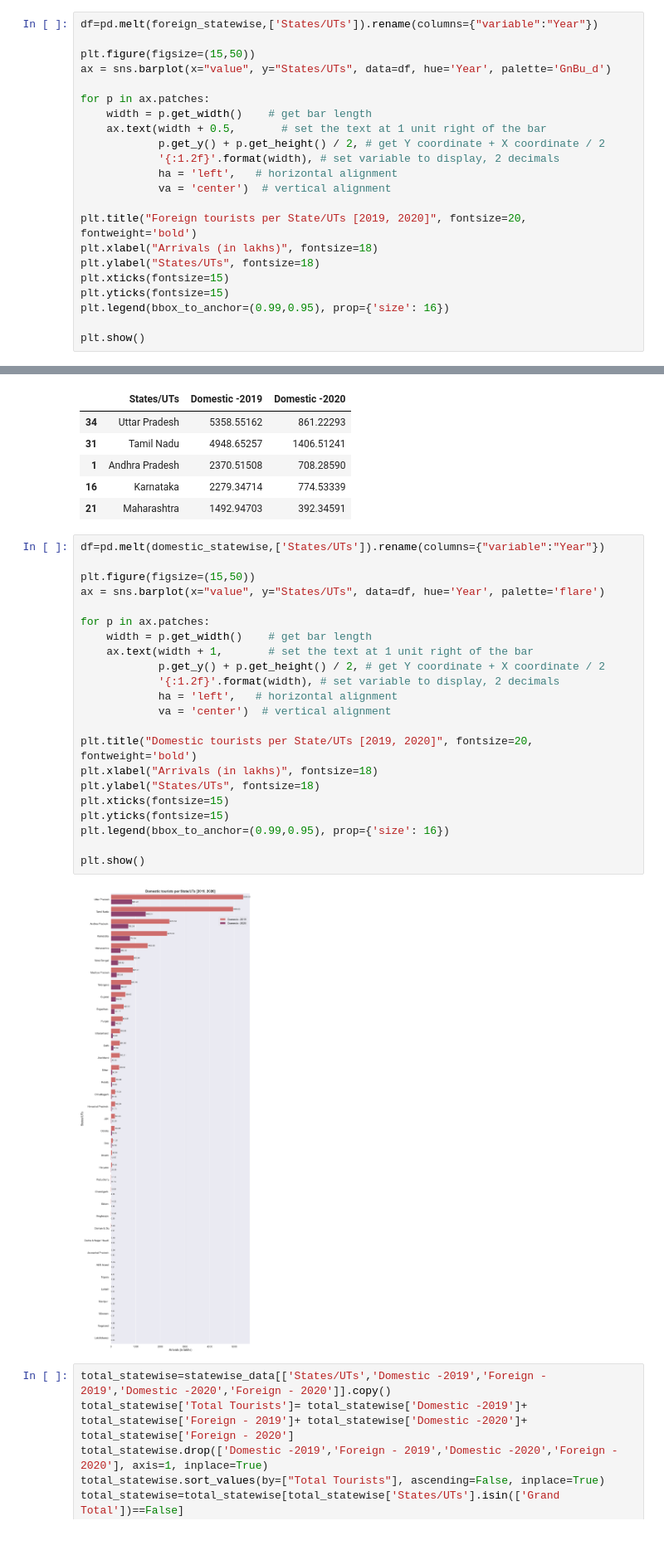
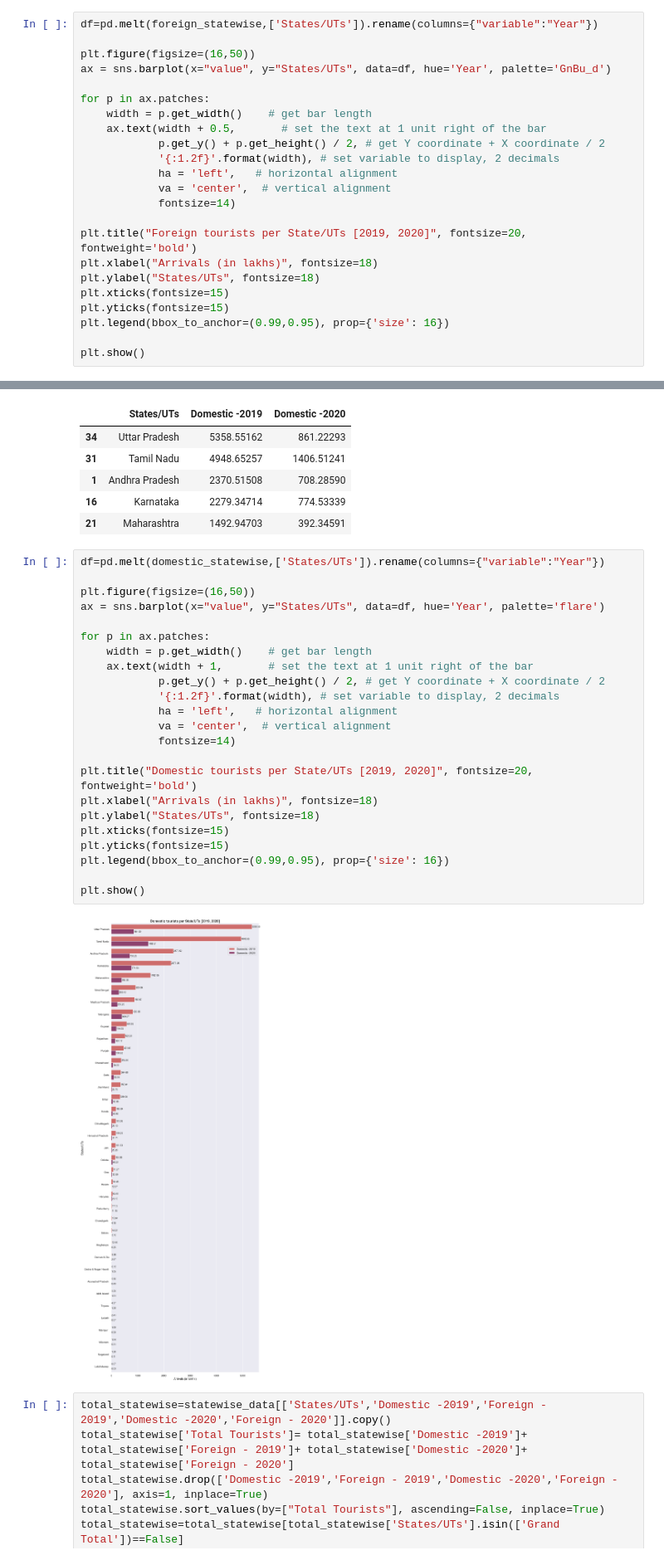
Before and after one commit to Rubix64/Tourism-analysis-of-India, a Jupyter notebook: tourism_analysis_in_India.ipynb, the cells around one changed output, grey strips where cells are left out. Shown at 83% size. Saved outputs shown, nothing was run; the diff lists cells and outputs as text.

```diff
--- a/tourism_analysis_in_India.ipynb
+++ b/tourism_analysis_in_India.ipynb
@@ -548,7 +548,7 @@ foreign_statewise.head()
 # %%
 df=pd.melt(foreign_statewise,['States/UTs']).rename(columns={"variable":"Year"})
 
-plt.figure(figsize=(15,50))
+plt.figure(figsize=(16,50))
 ax = sns.barplot(x="value", y="States/UTs", data=df, hue='Year', palette='GnBu_d')
 
 for p in ax.patches:
@@ -557,7 +557,8 @@ for p in ax.patches:
             p.get_y() + p.get_height() / 2, # get Y coordinate + X coordinate / 2
             '{:1.2f}'.format(width), # set variable to display, 2 decimals
             ha = 'left',   # horizontal alignment
-            va = 'center')  # vertical alignment
+            va = 'center',  # vertical alignment
+            fontsize=14)
 
 plt.title("Foreign tourists per State/UTs [2019, 2020]", fontsize=20, fontweight='bold')
 plt.xlabel("Arrivals (in lakhs)", fontsize=18)
@@ -588,27 +589,28 @@ domestic_statewise.head()
 # %%
 df=pd.melt(domestic_statewise,['States/UTs']).rename(columns={"variable":"Year"})
 
-plt.figure(figsize=(15,50))
+plt.figure(figsize=(16,50))
 ax = sns.barplot(x="value", y="States/UTs", data=df, hue='Year', palette='flare')
 
 for p in ax.patches:
     width = p.get_width()    # get bar length
     ax.text(width + 1,       # set the text at 1 unit right of the bar
             p.get_y() + p.get_height() / 2, # get Y coordinate + X coordinate / 2
             '{:1.2f}'.format(width), # set variable to display, 2 decimals
             ha = 'left',   # horizontal alignment
-            va = 'center')  # vertical alignment
+            va = 'center',  # vertical alignment
+            fontsize=14)
 
 plt.title("Domestic tourists per State/UTs [2019, 2020]", fontsize=20, fontweight='bold')
 plt.xlabel("Arrivals (in lakhs)", fontsize=18)
 plt.ylabel("States/UTs", fontsize=18)
 plt.xticks(fontsize=15)
 plt.yticks(fontsize=15)
 plt.legend(bbox_to_anchor=(0.99,0.95), prop={'size': 16})
 
 plt.show()
 # %% [output]
-[figure, old version]
+[figure, new version]
 # %%
 total_statewise=statewise_data[['States/UTs','Domestic -2019','Foreign - 2019','Domestic -2020','Foreign - 2020']].copy()
 total_statewise['Total Tourists']= total_statewise['Domestic -2019']+ total_statewise['Foreign - 2019']+ total_statewise['Domestic -2020']+ total_statewise['Foreign - 2020']
```
Also changed, not shown: parts of 11 cells of this notebook, 1 other file.
